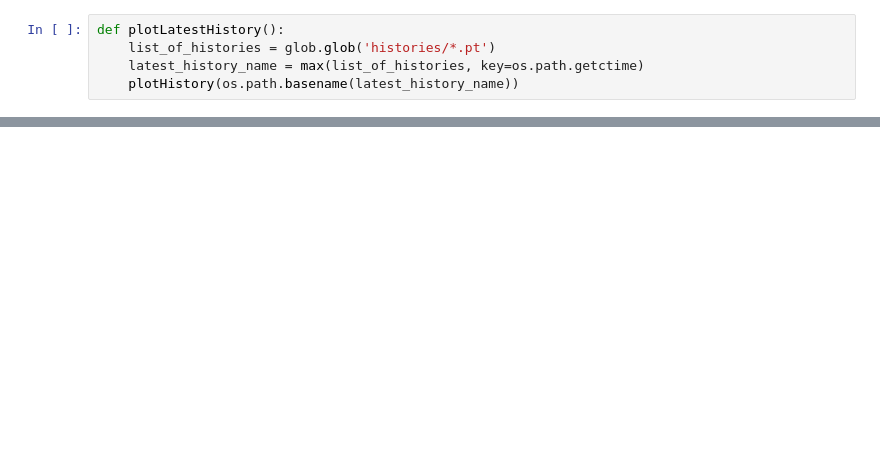
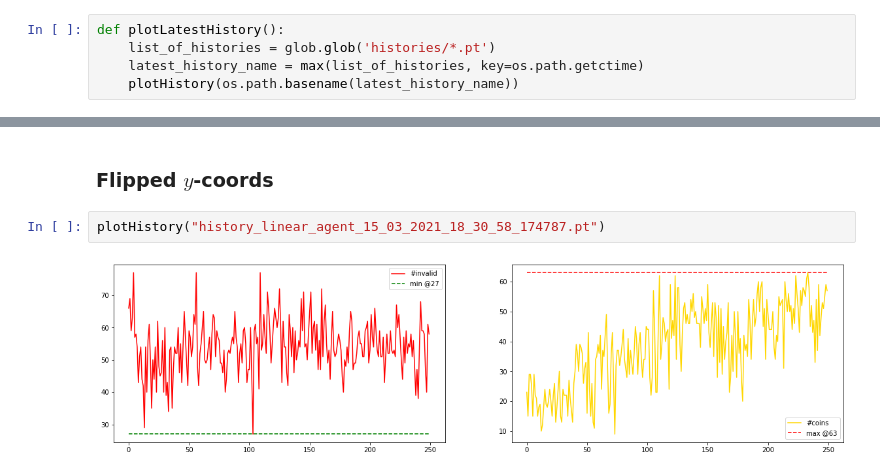
Before and after one commit to hericks/FML, a Jupyter notebook: bomberman_rl/agent_code/linear_agent/monitoring.ipynb, the cells around one changed output, grey strips where cells are left out. Cells and saved outputs as stored; diff of their text form; blank space fills up the shorter version.

```diff
--- a/bomberman_rl/agent_code/linear_agent/monitoring.ipynb
+++ b/bomberman_rl/agent_code/linear_agent/monitoring.ipynb
@@ -34,0 +45,6 @@ plotLatestHistory()
+# %% [markdown]
+### Flipped $y$-coords
+# %%
+plotHistory("history_linear_agent_15_03_2021_18_30_58_174787.pt")
+# %% [output]
+[figure, added]
```
Also changed, not shown: parts of 8 cells of this notebook.
